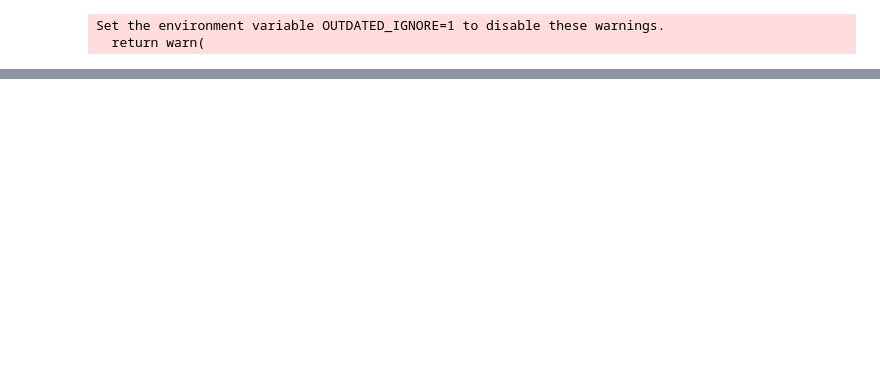
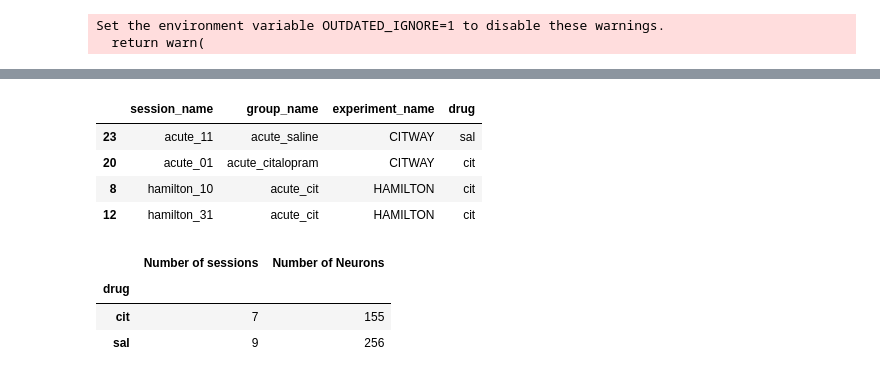
Before and after one commit to Ruairi-osul/drn-interactions, a Jupyter notebook: notebooks/Drug/Single Unit.ipynb, the cells around one changed output, grey strips where cells are left out. Saved outputs shown, nothing was run; the diff lists cells and outputs as text; code cells hidden in the pictures; blank space fills up the shorter version.

```diff
--- a/notebooks/Drug/Single Unit.ipynb
+++ b/notebooks/Drug/Single Unit.ipynb
@@ -92,0 +112,6 @@ population_raster("hamilton_37", clusters=clusters, tfidf=True)
+# %%
+# data set
+
+spikes, clusters = load_drug_data(block="way")
+display(spikes.head(3))    # spikes data
+display(clusters.head(3))  # clusters data
@@ -92,0 +127,16 @@ population_raster("hamilton_37", clusters=clusters, tfidf=True)
+# %%
+display(get_drug_groups().sample(4))     # show recording sessions
+
+num_sessions = clusters[["session_name", "drug"]].drop_duplicates().groupby("drug").apply(len).to_frame("Number of sessions")
+num_neurons = clusters.groupby("drug").apply(len).to_frame("Number of Neurons")
+display(num_sessions.join(num_neurons))  # Show N
+# %% [output]
+|  | session_name | group_name | experiment_name | drug |
+| 23 | acute_11 | acute_saline | CITWAY | sal |
+| 20 | acute_01 | acute_citalopram | CITWAY | cit |
+| 8 | hamilton_10 | acute_cit | HAMILTON | cit |
+| 12 | hamilton_31 | acute_cit | HAMILTON | cit |
+|  | Number of sessions | Number of Neurons |
+| drug |  |  |
+| cit | 7 | 155 |
+| sal | 9 | 256 |
```
Also changed, not shown: parts of 18 cells of this notebook, 1 other file.
